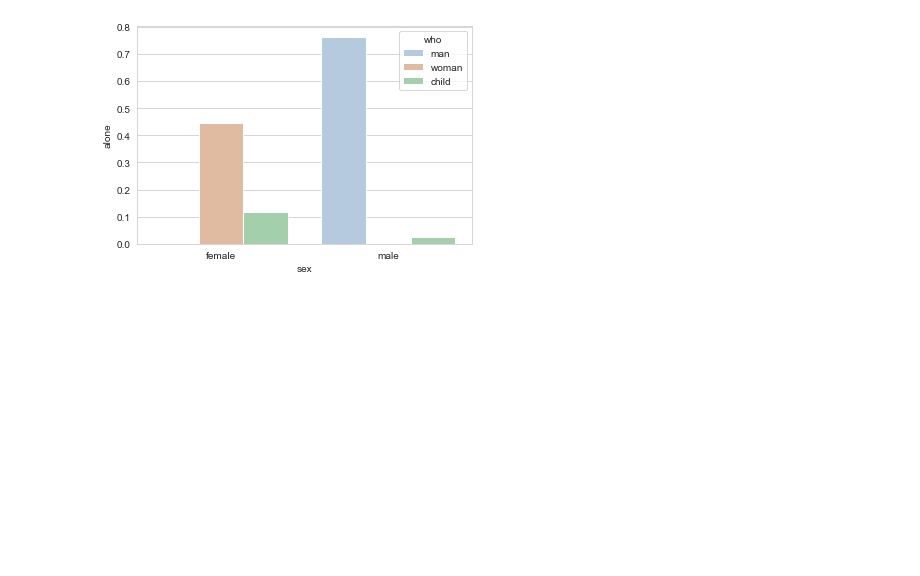
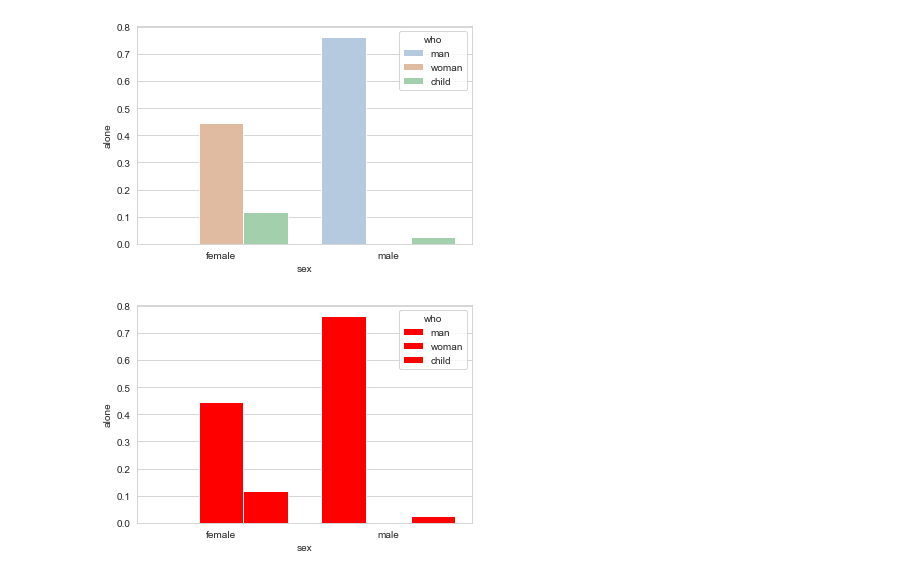
Before and after one commit to abid-2362/python-ka-chilla, a Jupyter notebook: sessions/08/line_and_bar_plots.ipynb, the cells around one changed output. Cells and saved outputs as stored; diff of their text form; code cells hidden in the pictures; blank space fills up the shorter version.

Commit message:
Added facecolor parameter in plot

```diff
--- a/sessions/08/line_and_bar_plots.ipynb
+++ b/sessions/08/line_and_bar_plots.ipynb
@@ -127,3 +127,12 @@ sns.barplot(x='sex', y='alone', hue='who', data=t_data, order=["female", "male"]
 plt.show()
 # %% [output]
 [figure]
+# %%
+# changing face color
+sns.barplot(x='sex', y='alone', hue='who', data=t_data, order=["female", "male"], color="red", ci=None, palette='pastel', saturation=0.5, facecolor=(1,0,0,1))
+# facecolor values are RGBA
+
+# sns.barplot(x='sex', y='alone', hue='who', data=t_data, order=["female", "male"], color="red", ci=None, palette='pastel', saturation=0.5, facecolor="green")
+plt.show()
+# %% [output]
+[figure, added]
```
